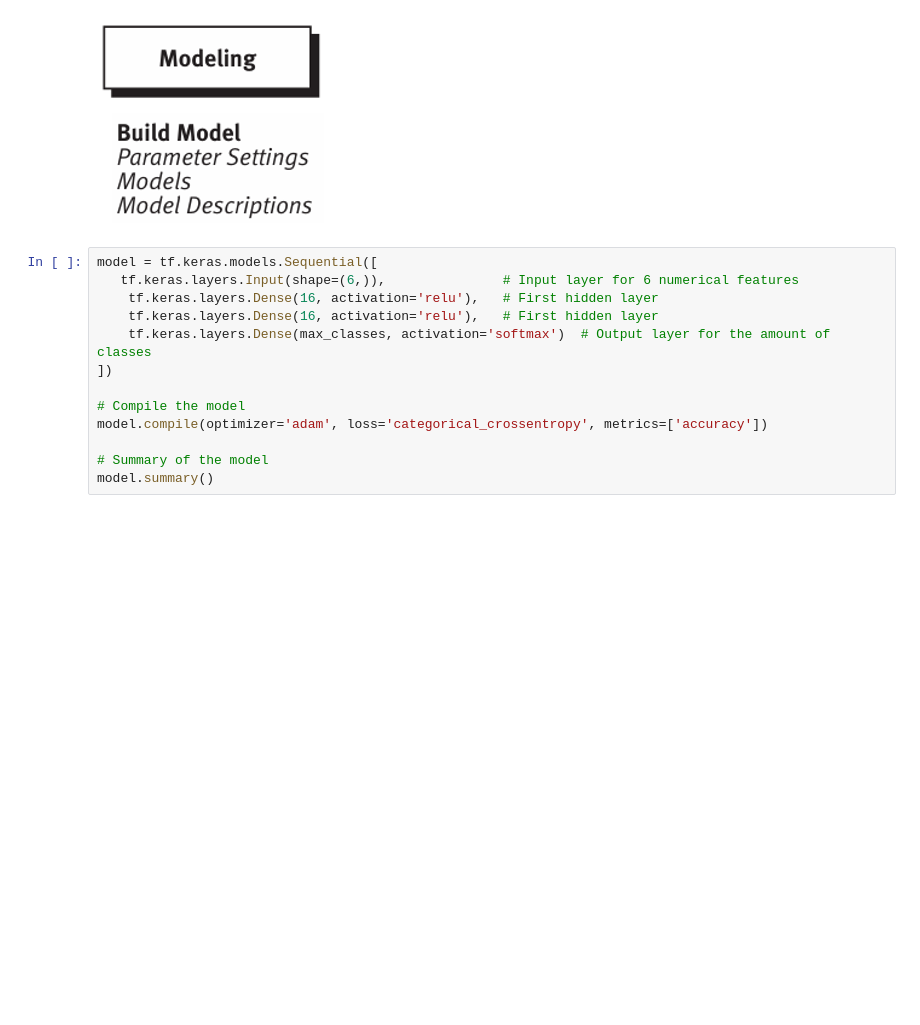
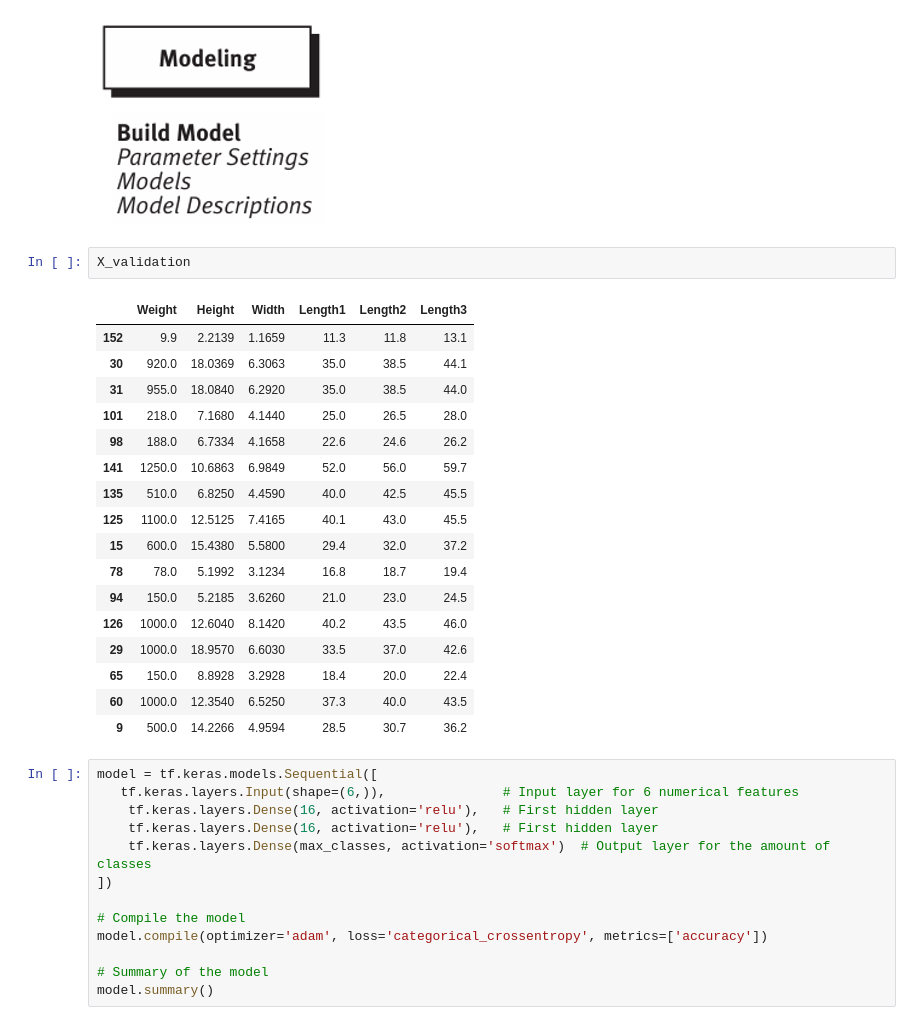
Before and after one commit to Kerbusch/data-science-homework-2025, a Jupyter notebook: week_b4/fish_neural_network.ipynb, the cells around one changed output. Drawn from its saved outputs; the diff is of its cells as text; blank space fills up the shorter version.

```diff
--- a/week_b4/fish_neural_network.ipynb
+++ b/week_b4/fish_neural_network.ipynb
@@ -56,6 +63,26 @@ X_test, X_validation, y_test,y_validation = train_test_split(X_valid_plus_test,
  [0. 0. 0. ... 0. 1. 0.]]
 # %% [markdown]
 ![image.png](embedded-picture-1)
+# %%
+X_validation
+# %% [output]
+|  | Weight | Height | Width | Length1 | Length2 | Length3 |
+| 152 | 9.9 | 2.2139 | 1.1659 | 11.3 | 11.8 | 13.1 |
+| 30 | 920.0 | 18.0369 | 6.3063 | 35.0 | 38.5 | 44.1 |
+| 31 | 955.0 | 18.0840 | 6.2920 | 35.0 | 38.5 | 44.0 |
+| 101 | 218.0 | 7.1680 | 4.1440 | 25.0 | 26.5 | 28.0 |
+| 98 | 188.0 | 6.7334 | 4.1658 | 22.6 | 24.6 | 26.2 |
+| 141 | 1250.0 | 10.6863 | 6.9849 | 52.0 | 56.0 | 59.7 |
+| 135 | 510.0 | 6.8250 | 4.4590 | 40.0 | 42.5 | 45.5 |
+| 125 | 1100.0 | 12.5125 | 7.4165 | 40.1 | 43.0 | 45.5 |
+| 15 | 600.0 | 15.4380 | 5.5800 | 29.4 | 32.0 | 37.2 |
+| 78 | 78.0 | 5.1992 | 3.1234 | 16.8 | 18.7 | 19.4 |
+| 94 | 150.0 | 5.2185 | 3.6260 | 21.0 | 23.0 | 24.5 |
+| 126 | 1000.0 | 12.6040 | 8.1420 | 40.2 | 43.5 | 46.0 |
+| 29 | 1000.0 | 18.9570 | 6.6030 | 33.5 | 37.0 | 42.6 |
+| 65 | 150.0 | 8.8928 | 3.2928 | 18.4 | 20.0 | 22.4 |
+| 60 | 1000.0 | 12.3540 | 6.5250 | 37.3 | 40.0 | 43.5 |
+| 9 | 500.0 | 14.2266 | 4.9594 | 28.5 | 30.7 | 36.2 |
 # %%
 model = tf.keras.models.Sequential([
    tf.keras.layers.Input(shape=(6,)),               # Input layer for 6 numerical features
```
Also changed, not shown: parts of 17 cells of this notebook, 4 other files.
